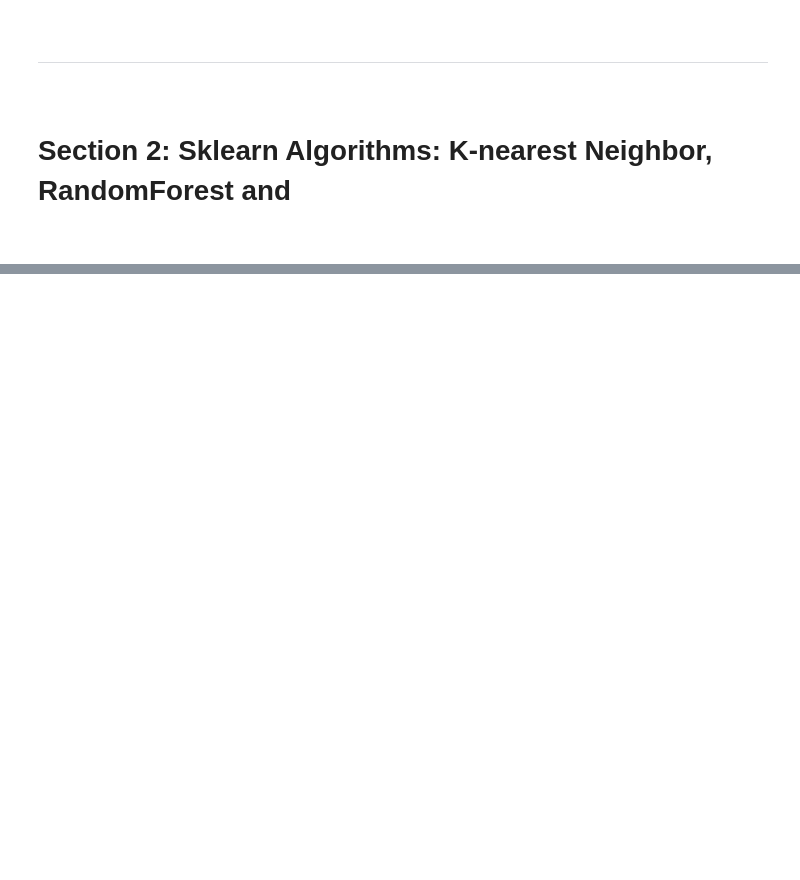
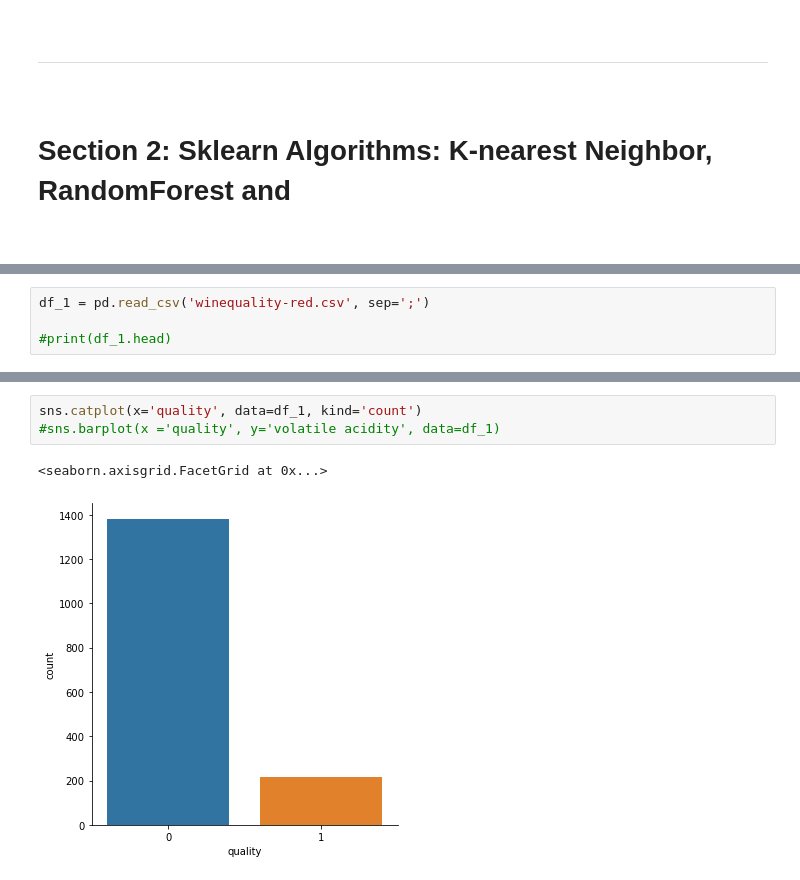
Before and after one commit to PJFinnerty/Machine-Learning-and-Statistics, a Jupyter notebook: SciKit Learn.ipynb, the cells around one changed output, grey strips where cells are left out. Cells and saved outputs as stored; diff of their text form; blank space fills up the shorter version.

```diff
--- a/SciKit Learn.ipynb
+++ b/SciKit Learn.ipynb
@@ -272,0 +317,4 @@ In Sklearn the estimator.tranform() method can be used to achieve this.
+# %%
+df_1 = pd.read_csv('winequality-red.csv', sep=';')
+
+#print(df_1.head)
@@ -272,0 +411,6 @@ In Sklearn the estimator.tranform() method can be used to achieve this.
+# %%
+sns.catplot(x='quality', data=df_1, kind='count')
+#sns.barplot(x ='quality', y='volatile acidity', data=df_1)
+# %% [output]
+<seaborn.axisgrid.FacetGrid at 0x...>
+[figure, added]
```
Also changed, not shown: parts of 70 cells of this notebook, 1 other file.
